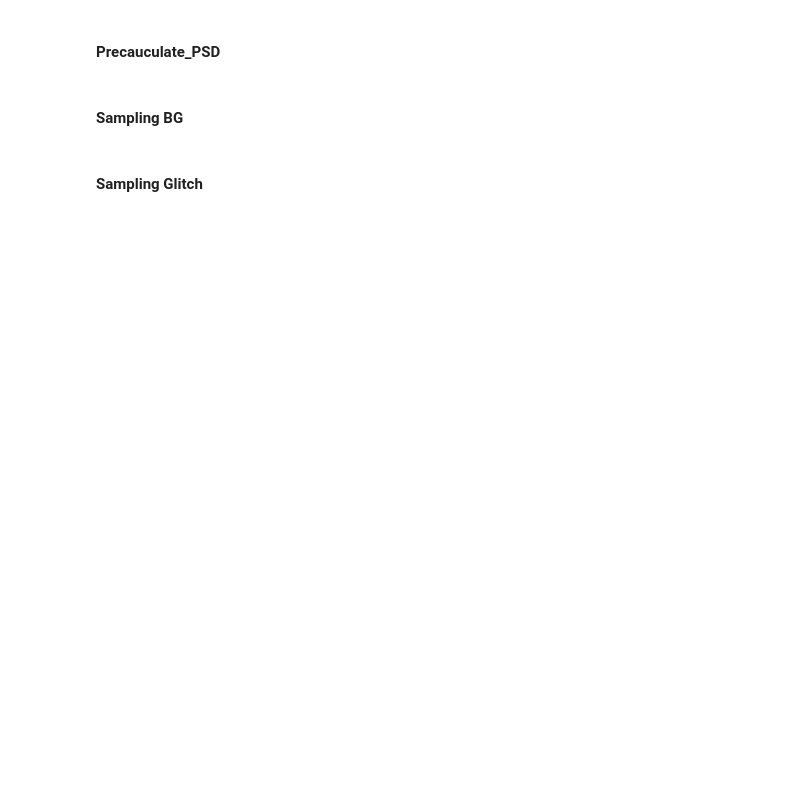
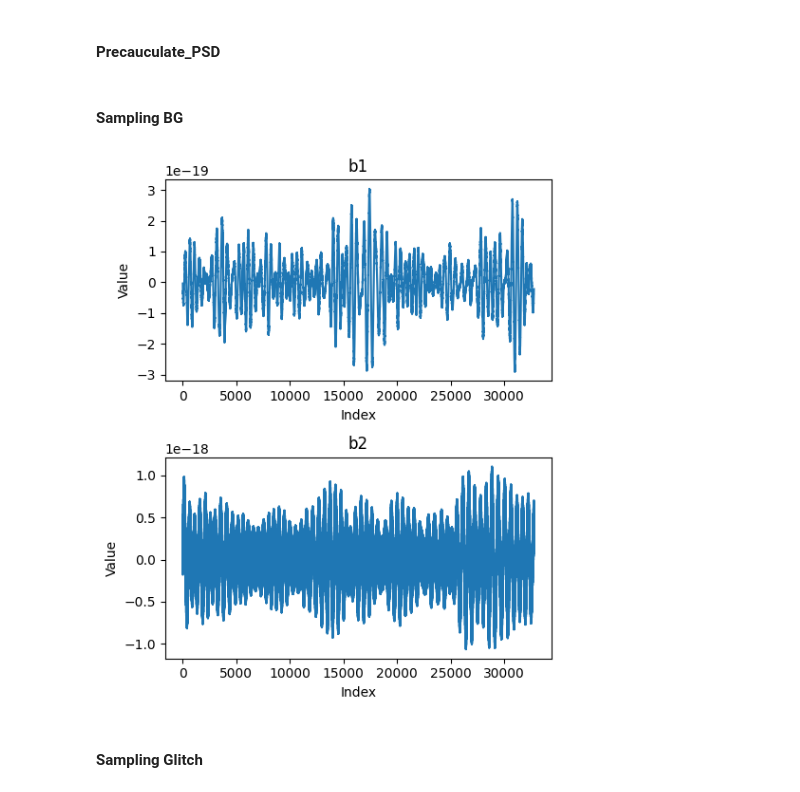
Before and after one commit to GWGASF/gwgasf, a Jupyter notebook: gasf_data/data_making.ipynb, the cells around one changed output. Cells and saved outputs as stored; diff of their text form; code cells hidden in the pictures; blank space fills up the shorter version.

```diff
--- a/gasf_data/data_making.ipynb
+++ b/gasf_data/data_making.ipynb
@@ -377,6 +454,29 @@ background = strain_sampling(
     sample_counts=ITERATION*BATCH_SIZE,
     kernel_width=KERNEL_WIDTH
 )
+# %%
+fig, axs = plt.subplots(2, figsize=(5, 6))
+
+b1 = background[113,0,:].numpy()
+b2 = background[113,1,:].numpy()
+
+
+# Plot b1 on the first subplot
+axs[0].plot(b1)
+axs[0].set_title('b1')
+axs[0].set_xlabel('Index')
+axs[0].set_ylabel('Value')
+
+# Plot b2 on the second subplot
+axs[1].plot(b2)
+axs[1].set_title('b2')
+axs[1].set_xlabel('Index')
+axs[1].set_ylabel('Value')
+
+plt.tight_layout()
+plt.show()
+# %% [output]
+[figure, added]
 # %% [markdown]
 #### Sampling Glitch
 # %%
```
Also changed, not shown: parts of 18 cells of this notebook.
